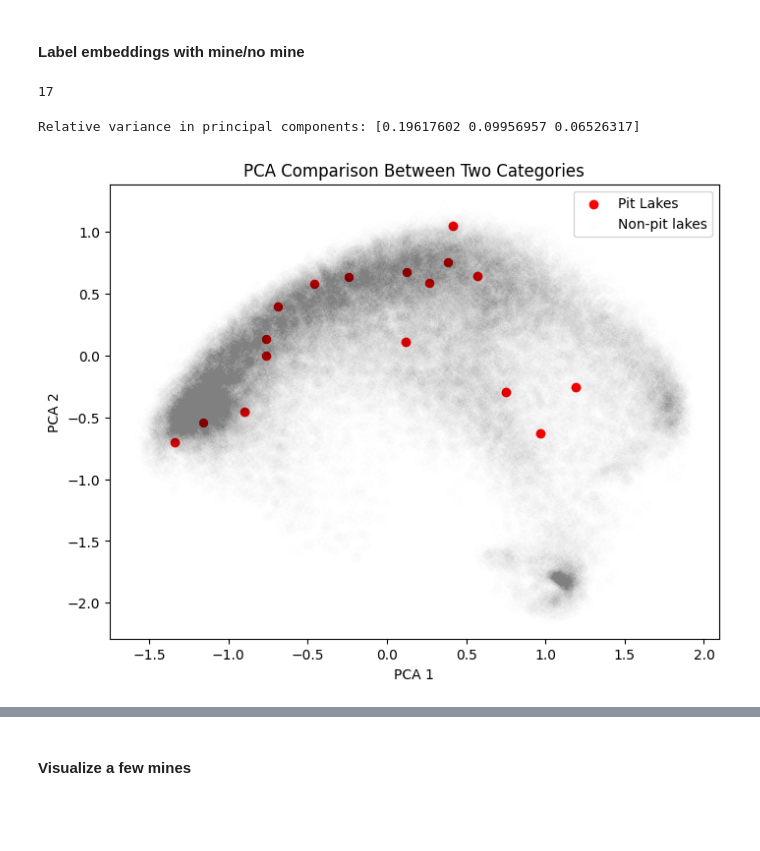
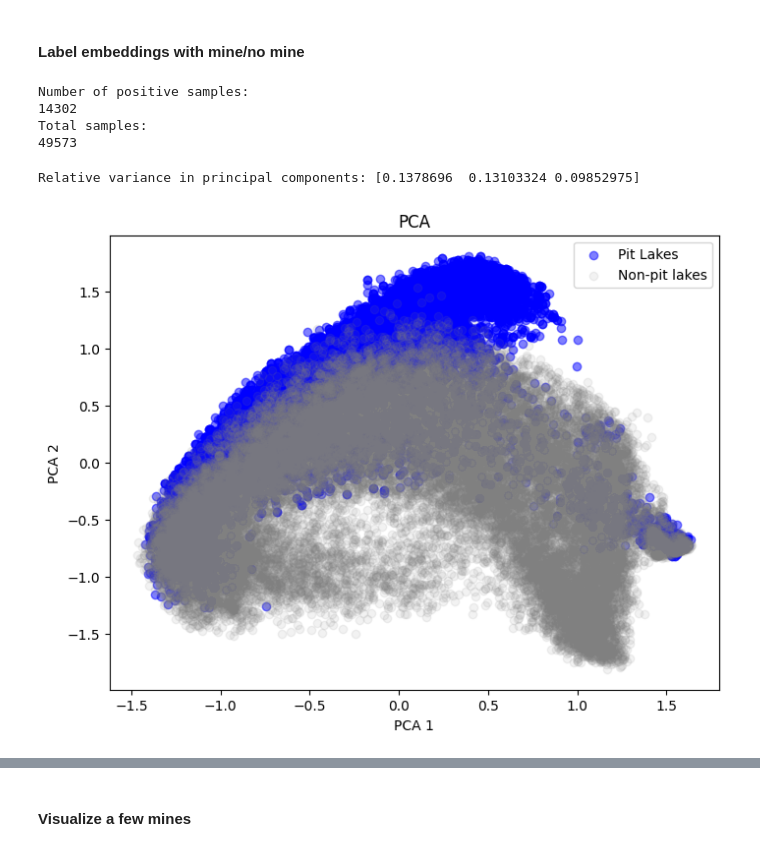
Before and after one commit to Ode-PBLLC/aquarry, a Jupyter notebook: mine_mapping.ipynb, the cells around one changed output, grey strips where cells are left out. Saved outputs shown, nothing was run; the diff lists cells and outputs as text; code cells hidden in the pictures; blank space fills up the shorter version.

```diff
--- a/mine_mapping.ipynb
+++ b/mine_mapping.ipynb
@@ -100,3 +166,5 @@ cx.add_basemap(ax, crs=mine_data.crs, source=providers['NASAGIBS.BlueMarble'])
+# %%
+mine_pts_polys = gpd.sjoin(mine_poly, mine_pts, how = 'inner', predicate = "intersects")
 # %%
 # Get mines in Minnesota
 
@@ -104,7 +172,9 @@ states = gpd.read_file('data/state_boundaries')
 mn = states[states['STUSPS']=='MN']
 mn = mn.to_crs(epsg = 4326).geometry.unary_union # MN was multipolygon
 
-mn_mines = mine_data[mine_data.geometry.within(mn_union)]
+mn_mines_pts = mine_pts[mine_pts.geometry.within(mn)]
+mn_mines_poly = mine_poly[mine_poly.geometry.intersects(mn)]
+mn_mines_intersect = mine_pts_polys[mine_pts_polys.geometry.intersects(mn)]
 # %% [markdown]
 #### Visualize Minnesota mines
 # %%
@@ -145,58 +253,67 @@ len(mine_embeddings)
 # %%
-# Add buffer to make mine polygon
-
-buffered_mines = gpd.GeoDataFrame(geometry = mn_mines.buffer(0.02), crs=4326)
-
-#ax = buffered_mines.head().plot()
-#cx.add_basemap(ax, crs=buffered_mines.crs, source=providers['NASAGIBS.BlueMarble'])
-
-# Mark True if mine present in chip embedding, False if not
+# Mark True if intersects chip embedding, False if not
 data = gpd.GeoDataFrame()
+nondata = gpd.GeoDataFrame()
 
 for emb in mine_embeddings:
     chip_embeddings = gpd.read_parquet(emb)
-    chip_embeddings['mine'] = chip_embeddings.intersects(buffered_mines)
+    chip_embeddings = gpd.GeoDataFrame(chip_embeddings).set_crs(epsg=4326)
+    chips_with_mines = gpd.sjoin(chip_embeddings, mn_mines_intersect, predicate='intersects',how = 'inner',rsuffix="_1")
+    data = pd.concat([data, chips_with_mines], ignore_index=True)
+
+data['mine'] = 1 # Assign 1 to mine column for chips with embeddings
+print("Number of positive samples:")
+print(len(data))
+
+for emb in non_mine_embeddings:
+    chip_embeddings = gpd.read_parquet(emb)
+    chip_embeddings = gpd.GeoDataFrame(chip_embeddings).set_crs(epsg=4326)
+    chip_embeddings['mine'] = 0 # Assign 0 to mine column for chips without embeddings
     data = pd.concat([data, chip_embeddings], ignore_index=True)
 
-data['mine'].sum()
+print("Total samples:")
+print(len(data))
 # %% [output]
-17
+Number of positive samples:
+14302
+Total samples:
+49573
 # %%
 # Get principle components and plot for each embedding
 
 # Convert embeddings to array and do PCA
 X =  np.vstack(data['embeddings'].values)
 pca = PCA(n_components=3)
 pca.fit(X)
 
 # Check on variance explained by given # of dimensions of PCA
 print("Relative variance in principal components:", pca.explained_variance_ratio_)
 
 # Apply PCA to get first two dimensions
 data['pca1'] = pca.transform(X)[:, 0]
 data['pca2'] = pca.transform(X)[:, 1]
 
 # Visualize the first two principal components with category color-coding
 plt.figure(figsize=(8, 6))
 
 # Plot for category 1
 plt.scatter(data[data['mine'] == True]['pca1'],
             data[data['mine'] == True]['pca2'],
-            color='red', label='Pit Lakes')
+            color='blue', label='Pit Lakes',alpha=0.5)
 
 # Plot for category 2
 plt.scatter(data[data['mine'] == False]['pca1'],
             data[data['mine'] == False]['pca2'],
-            color='grey', label='Non-pit lakes', alpha=0.005)
+            color='grey', label='Non-pit lakes', alpha=0.1)
 
 plt.xlabel('PCA 1')
 plt.ylabel('PCA 2')
 plt.legend()
-plt.title('PCA Comparison Between Two Categories')
+plt.title('Minnesota PCA')
 plt.show()
 # %% [output]
-Relative variance in principal components: [0.19617602 0.09956957 0.06526317]
+Relative variance in principal components: [0.1378696  0.13103324 0.09852975]
-[figure, old version]
+[figure, new version]
 # %%
 labels = data['mine'].values
 
```
Also changed, not shown: parts of 11 cells of this notebook.
